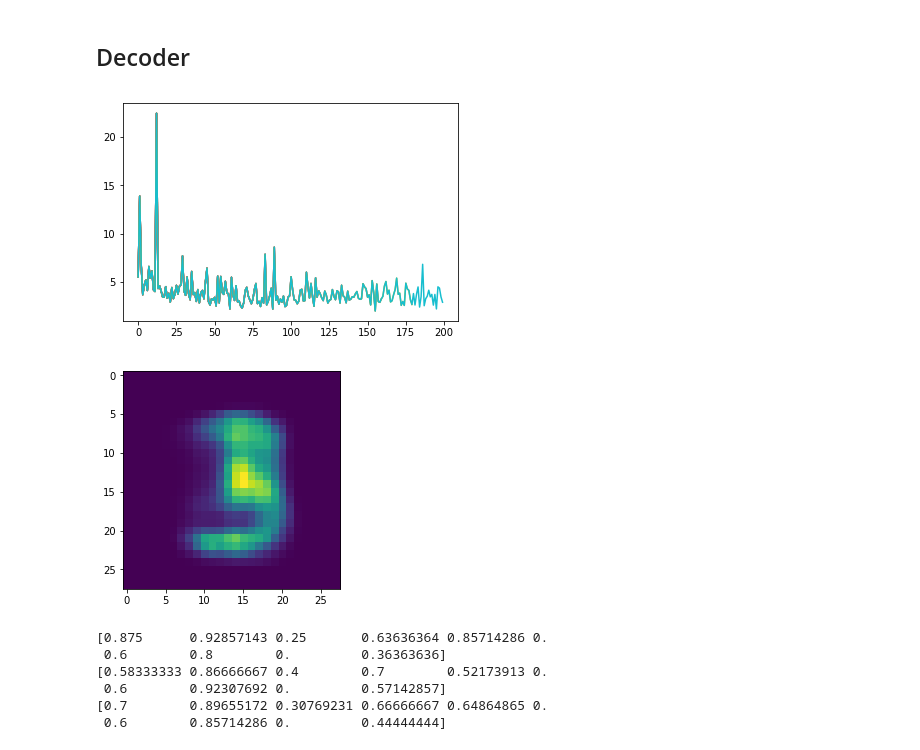
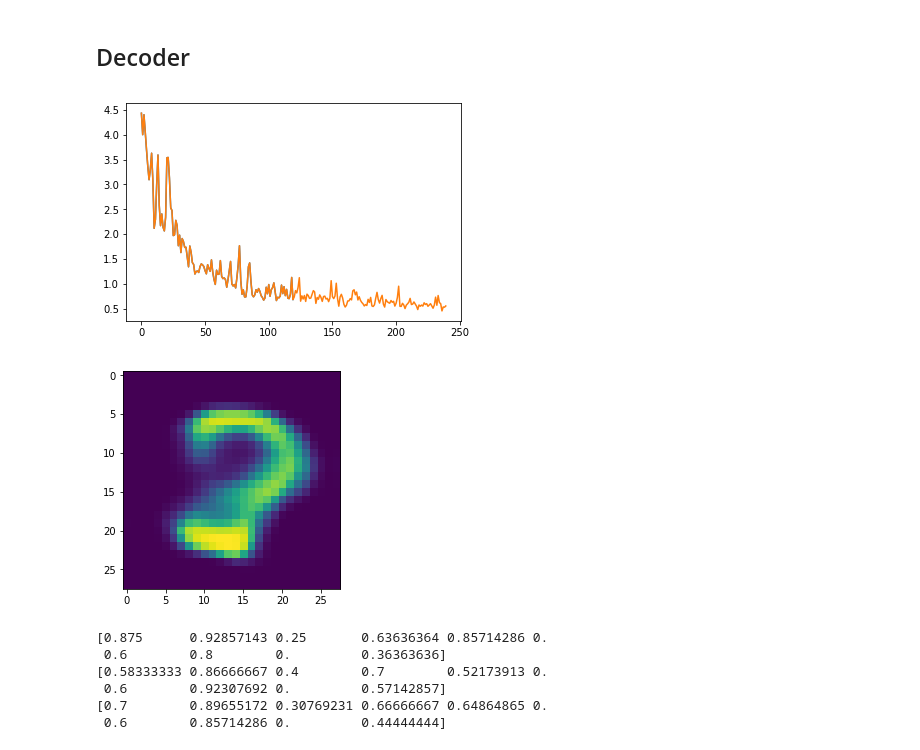
Before and after one commit to HollyXie/swae, a Jupyter notebook: VAE.ipynb, the cells around one changed output. Saved outputs shown, nothing was run; the diff lists cells and outputs as text; code cells hidden in the pictures.

```diff
--- a/VAE.ipynb
+++ b/VAE.ipynb
@@ -71,10 +73,10 @@ def stitchImages(I,axis=0):
 (x_train,y_train),(x_test,y_test)=mnist.load_data()
 
 #TODO: delete
-x_train = x_train[:100]
-y_train = y_train[:100]
-x_test = x_test[:100]
-y_test = y_test[:100]
+# x_train = x_train[:100]
+# y_train = y_train[:100]
+# x_test = x_test[:100]
+# y_test = y_test[:100]
 
 x_train=np.expand_dims(x_train.astype('float32')/255.,3)
 x_test=np.expand_dims(x_test.astype('float32')/255.,3)
@@ -104,7 +106,7 @@ endim=20 # Dimension of the embedding space
 embedd=Input((endim,)) #Keras input to Decoder
 depth=16 # This is a design parameter and in fact it is not the depth!
 L=50 # Number of random projections
-batchsize=5 #TODO: change
+batchsize=500 #TODO: change
 # %% [markdown]
 ### Encoder
 # %%
@@ -203,24 +205,24 @@ autoencoder.compile(optimizer='rmsprop')
 # %%
 loss=[]
 fig1=plt.figure()
-for epoch in range(10):
+for epoch in range(2):
     print("epoch:", epoch)
     ind=np.random.permutation(x_train.shape[0])
     if epoch>10:
         K.set_value(w2weight,1.1*K.eval(w2weight))
     for i in range(int(x_train.shape[0]/batchsize)):
         Xtr=x_train[ind[i*batchsize:(i+1)*batchsize],...]
         Ytr=y_train[ind[i*batchsize:(i+1)*batchsize],...]
         theta_=generateTheta(L,endim)
         z_=np.array([genZ(endim, yi) for yi in Ytr])
         K.set_value(z,z_)
         K.set_value(theta,theta_)
         loss.append(autoencoder.train_on_batch(x=[Xtr,Ytr],y=None))
     plt.plot(np.asarray(loss))
     display.clear_output(wait=True)
     display.display(plt.gcf())
 # %% [output]
-[figure, old version]
+[figure, new version]
 # %%
 # for zero digits we use generateZ(endim)
 # only sample from zero y
@@ -231,7 +233,7 @@ dec=decoder.predict([en, y_train0])
 plt.imshow(np.squeeze(dec[4,...]))
 plt.show()
 # %% [output]
-[figure, old version]
+[figure, new version]
 # %%
 newy = np.concatenate((np.zeros(13), y_train), axis=0)
 # %%
```
Also changed, not shown: parts of 10 cells of this notebook, 2 other files.
